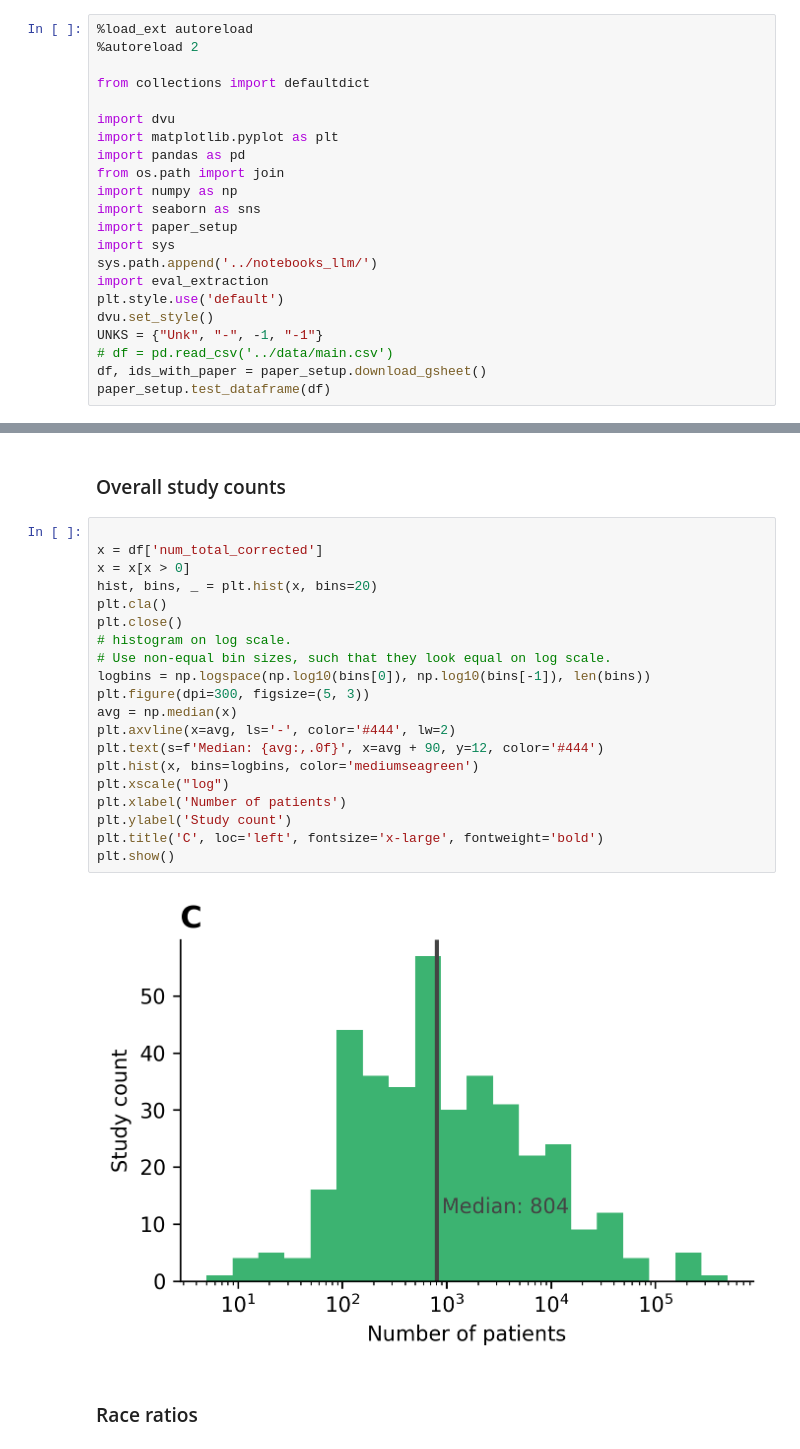
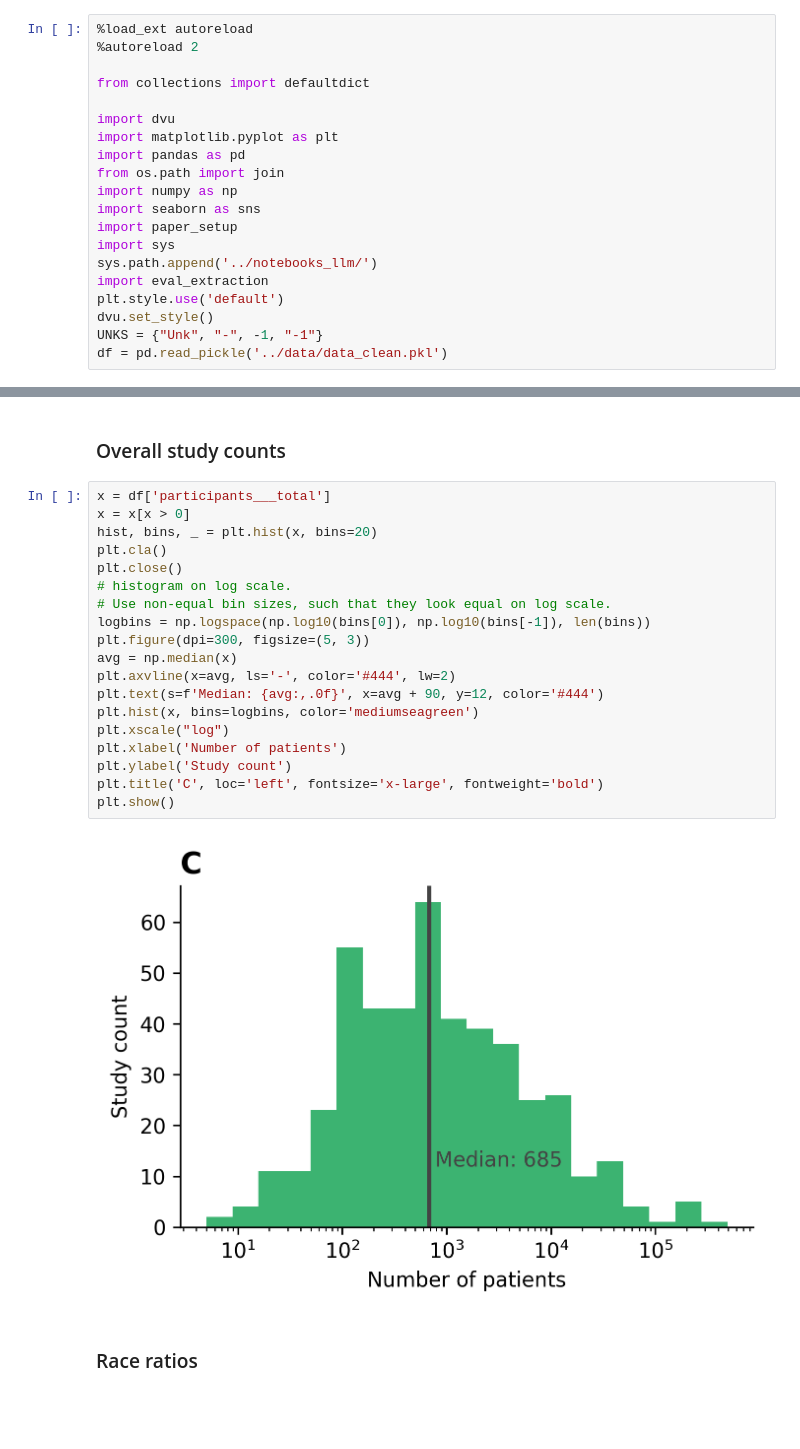
Before and after one commit to csinva/clinical-rule-analysis, a Jupyter notebook: notebooks_data_prep/06_demographics_plots.ipynb, the cells around one changed output, grey strips where cells are left out. Cells and saved outputs as stored; diff of their text form; blank space fills up the shorter version.

Commit message:
clean up n_participants exported

```diff
--- a/notebooks_data_prep/04_demographics_plots.ipynb
+++ b/notebooks_data_prep/06_demographics_plots.ipynb
@@ -17,9 +17,7 @@ import eval_extraction
 plt.style.use('default')
 dvu.set_style()
 UNKS = {"Unk", "-", -1, "-1"}
-# df = pd.read_csv('../data/main.csv')
-df, ids_with_paper = paper_setup.download_gsheet()
-paper_setup.test_dataframe(df)
+df = pd.read_pickle('../data/data_clean.pkl')
 # %% [output]
 The autoreload extension is already loaded. To reload it, use:
   %reload_ext autoreload
@@ -152,27 +137,26 @@ mean frac_male 54.58 mean_frac_male_weighted 52.81488774703338 perc skewed 0.645
 # %% [markdown]
 ### Overall study counts
 # %%
-
-x = df['num_total_corrected']
+x = df['participants___total']
 x = x[x > 0]
 hist, bins, _ = plt.hist(x, bins=20)
 plt.cla()
 plt.close()
 # histogram on log scale.
 # Use non-equal bin sizes, such that they look equal on log scale.
 logbins = np.logspace(np.log10(bins[0]), np.log10(bins[-1]), len(bins))
 plt.figure(dpi=300, figsize=(5, 3))
 avg = np.median(x)
 plt.axvline(x=avg, ls='-', color='#444', lw=2)
 plt.text(s=f'Median: {avg:,.0f}', x=avg + 90, y=12, color='#444')
 plt.hist(x, bins=logbins, color='mediumseagreen')
 plt.xscale("log")
 plt.xlabel('Number of patients')
 plt.ylabel('Study count')
 plt.title('C', loc='left', fontsize='x-large', fontweight='bold')
 plt.show()
 # %% [output]
-[figure, old version]
+[figure, new version]
 # %% [markdown]
 ### Race ratios
 # %%
```
Also changed, not shown: parts of 4 cells of this notebook, 6 other files.
